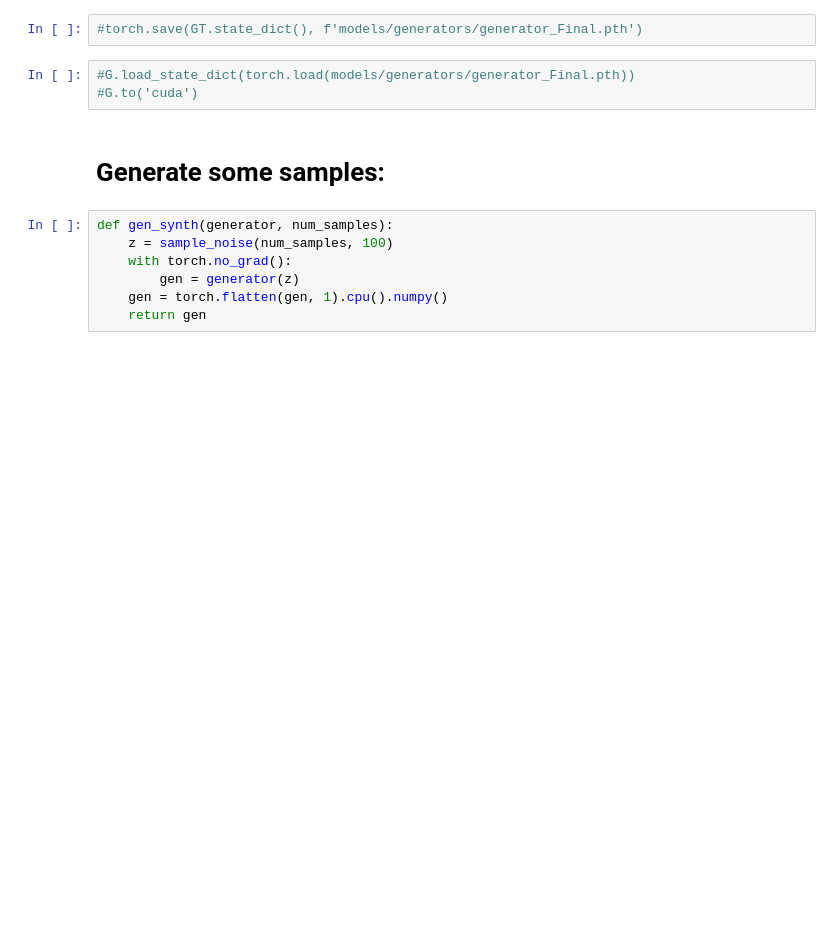
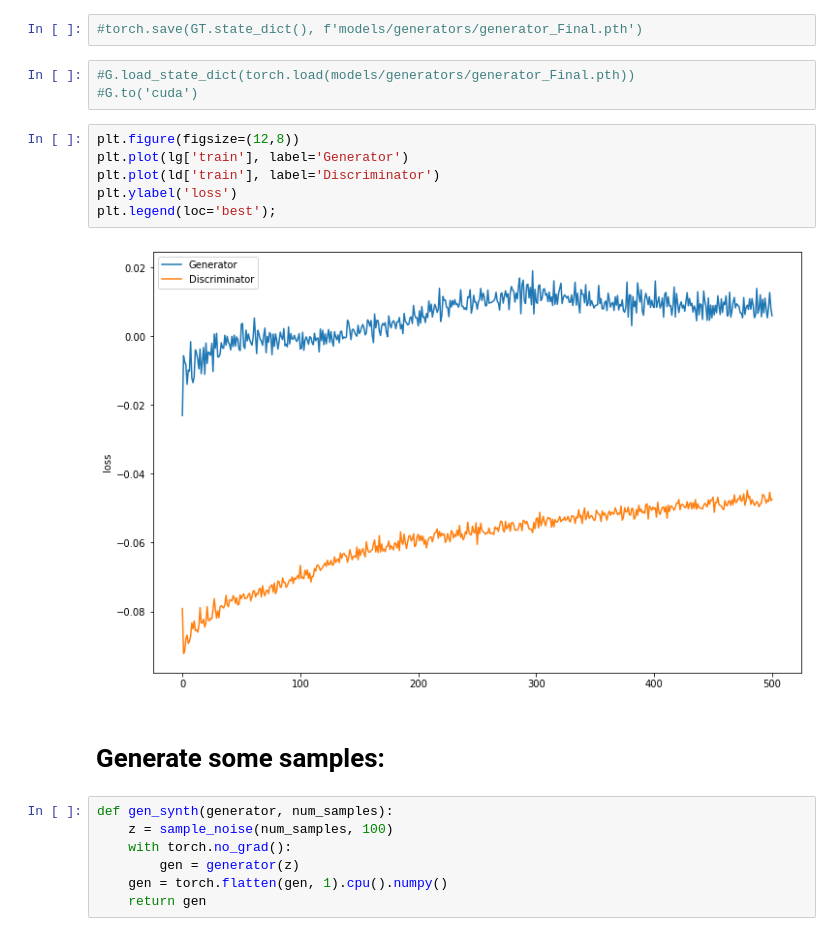
Before and after one commit to tttiago/2nd-Workshop-on-Compact-Objects-Gravitational-Waves-and-Deep-Learning, a Jupyter notebook: notebooks/Aula_4_Simple.ipynb, the cells around one changed output. Saved outputs shown, nothing was run; the diff lists cells and outputs as text; blank space fills up the shorter version.

```diff
--- a/notebooks/Aula_4_Simple.ipynb
+++ b/notebooks/Aula_4_Simple.ipynb
@@ -775,6 +789,14 @@ KeyboardInterrupt: ignored
 # %%
 #G.load_state_dict(torch.load(models/generators/generator_Final.pth))
 #G.to('cuda')
+# %%
+plt.figure(figsize=(12,8))
+plt.plot(lg['train'], label='Generator')
+plt.plot(ld['train'], label='Discriminator')
+plt.ylabel('loss')
+plt.legend(loc='best');
+# %% [output]
+[figure, added]
 # %% [markdown]
 # Generate some samples:
 # %%
```
Also changed, not shown: parts of 10 cells of this notebook.
